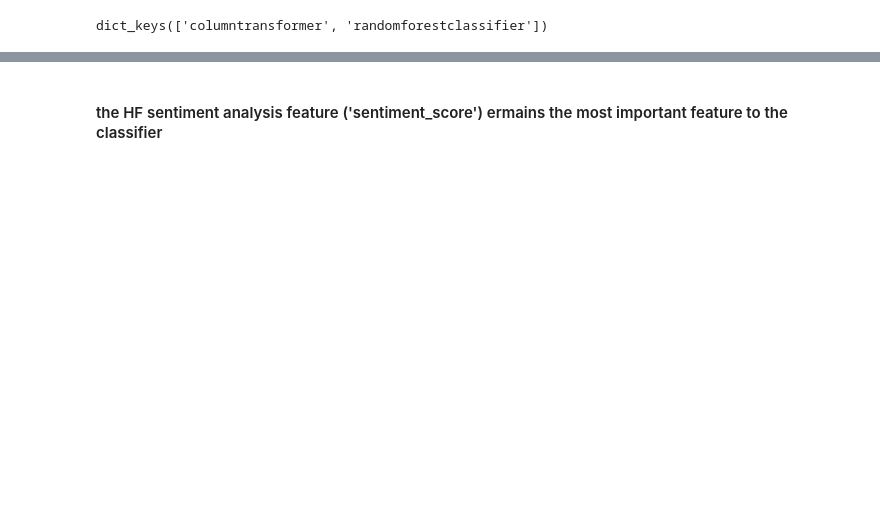
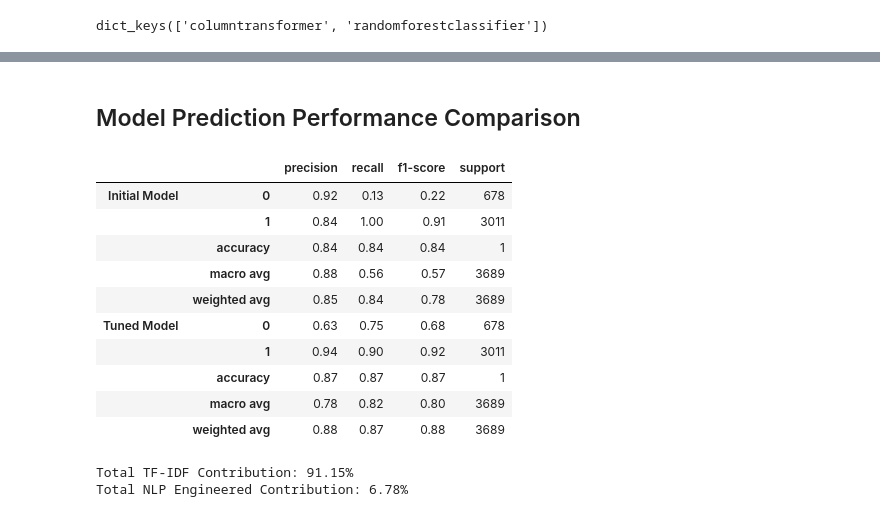
Before and after one commit to SA-Sean/dsnd-Pipeline-FashionReviewClassifier, a Jupyter notebook: Fashion_prediction_pipeline.ipynb, the cells around one changed output, grey strips where cells are left out. Saved outputs shown, nothing was run; the diff lists cells and outputs as text; code cells hidden in the pictures; blank space fills up the shorter version.

```diff
--- a/Fashion_prediction_pipeline.ipynb
+++ b/Fashion_prediction_pipeline.ipynb
@@ -1747,19 +1447,47 @@ plt.show()
-# %% [markdown]
-#### the HF sentiment analysis feature ('sentiment_score') ermains the most important feature to the classifier
+# %% [markdown]
+## Model Prediction Performance Comparison
 # %%
 # Output comparison of Initial vs Tuned Models
 
 # Combine classification reports and display
-comparison_table = pd.concat([initialClassReport, tunedClassReport])
-display(comparison_table.style.background_gradient(cmap='Blues', subset=['precision', 'recall', 'f1-score']))
+
+df_initial = pd.DataFrame(initialClassReport_dict).T
+df_tuned = pd.DataFrame(tunedClassReport_dict).T
+
+comparison_table = pd.concat([df_initial, df_tuned], keys=['Initial Model', 'Tuned Model'])
+display(comparison_table.style.
+        background_gradient(cmap='Blues', subset=['precision', 'recall', 'f1-score'])
+        .format({
+        'precision': '{:.2f}',
+        'recall': '{:.2f}',
+        'f1-score': '{:.2f}',
+        'support': '{:.0f}'  # Keeps support as a whole number
+    })
+)
+# %% [output]
+|  |  | precision | recall | f1-score | support |
+| Initial Model | 0 | 0.92 | 0.13 | 0.22 | 678 |
+|  | 1 | 0.84 | 1.00 | 0.91 | 3011 |
+|  | accuracy | 0.84 | 0.84 | 0.84 | 1 |
+|  | macro avg | 0.88 | 0.56 | 0.57 | 3689 |
+|  | weighted avg | 0.85 | 0.84 | 0.78 | 3689 |
+| Tuned Model | 0 | 0.63 | 0.75 | 0.68 | 678 |
+|  | 1 | 0.94 | 0.90 | 0.92 | 3011 |
+|  | accuracy | 0.87 | 0.87 | 0.87 | 1 |
+|  | macro avg | 0.78 | 0.82 | 0.80 | 3689 |
+|  | weighted avg | 0.88 | 0.87 | 0.88 | 3689 |
 # %%
 # Get feature names and importances
-importances = best_pipeline.named_steps['randomforestclassifier'].feature_importances_
-feature_names = best_pipeline.named_steps['preprocessor'].get_feature_names_out()
+importances = model_best.named_steps['randomforestclassifier'].feature_importances_
+feature_names = model_best.named_steps['columntransformer'].get_feature_names_out()
 
 # Group importances by their source (e.g., anything starting with 'tfidf_')
+sentiment_score_imp = sum(imp for name, imp in zip(feature_names, importances) if 'sentiment_score' in name)
 tf_idf_imp = sum(imp for name, imp in zip(feature_names, importances) if 'tfidf' in name)
 nlp_eng_imp = sum(imp for name, imp in zip(feature_names, importances) if 'text_feature' in name)
 
 print(f"Total TF-IDF Contribution: {tf_idf_imp:.2%}")
 print(f"Total NLP Engineered Contribution: {nlp_eng_imp:.2%}")
+# %% [output]
+Total TF-IDF Contribution: 91.15%
+Total NLP Engineered Contribution: 6.78%
```
Also changed, not shown: parts of 39 cells of this notebook, 5 other files.
